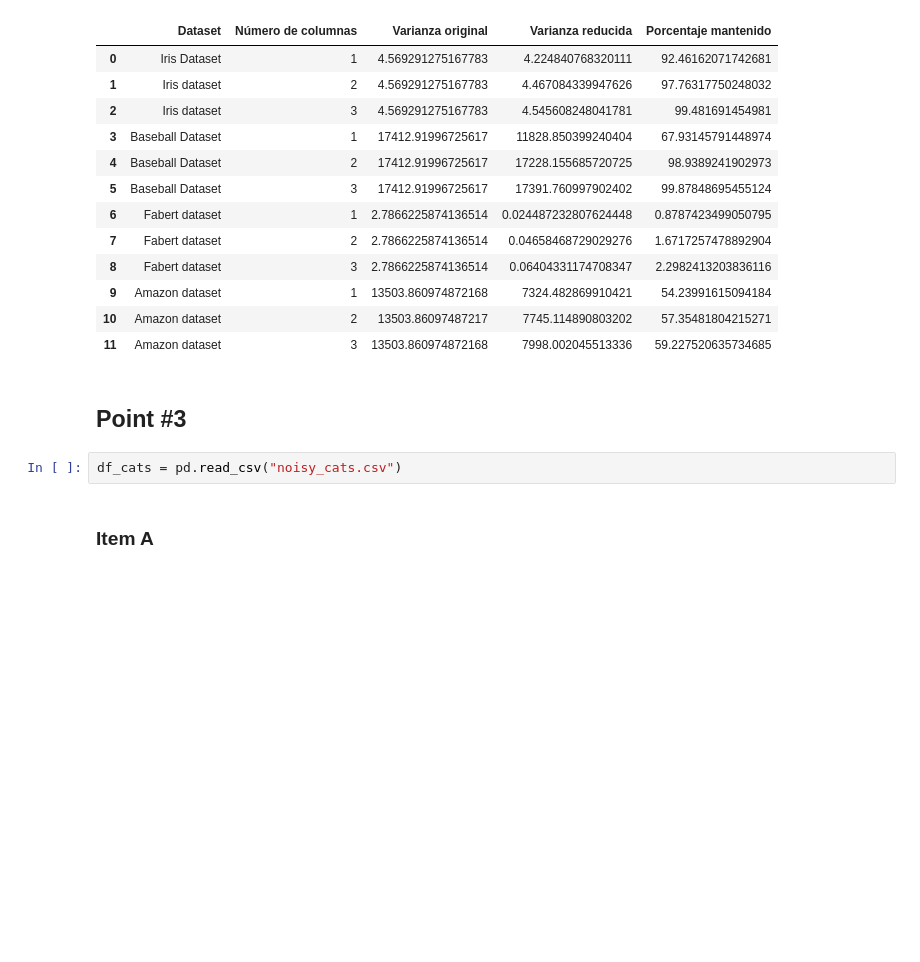
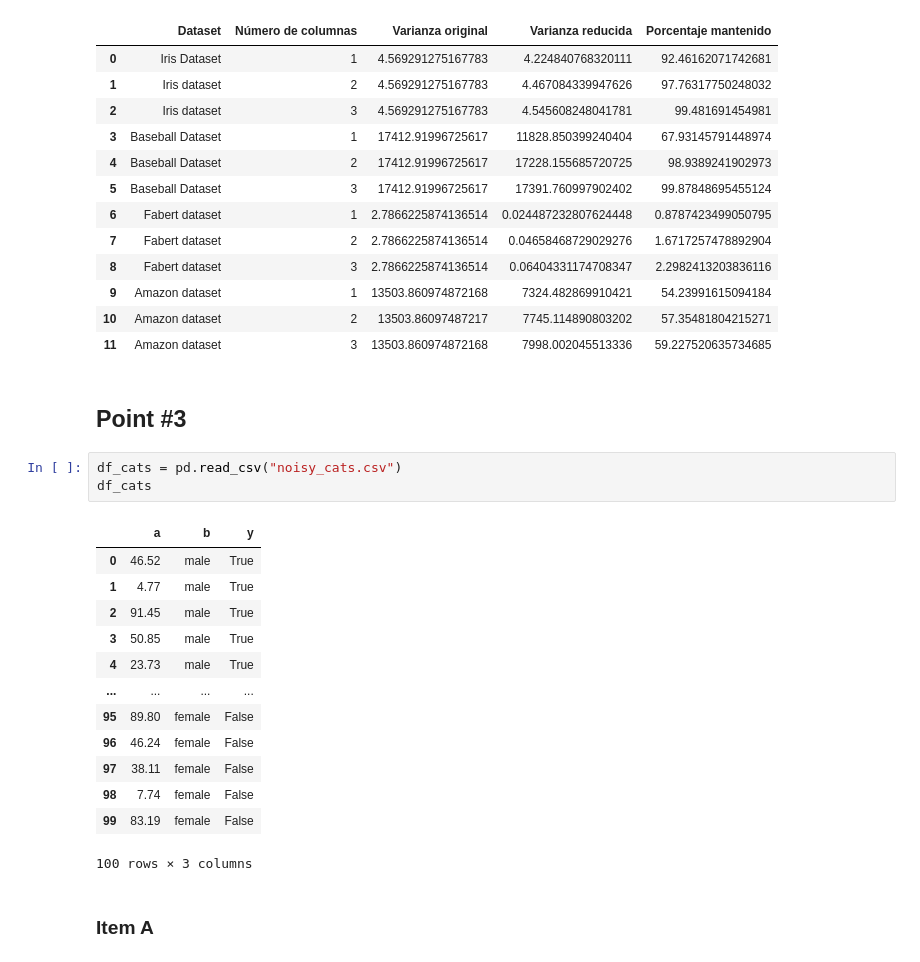
Before and after one commit to JuanJoseCifuentes/bi-sheet3, a Jupyter notebook: sheet4/Cifuentes-Cely-Perez_BISheet#4.ipynb, the cells around one changed output. Saved outputs shown, nothing was run; the diff lists cells and outputs as text; blank space fills up the shorter version.

```diff
--- a/sheet4/Cifuentes-Cely-Perez_BISheet#4.ipynb
+++ b/sheet4/Cifuentes-Cely-Perez_BISheet#4.ipynb
@@ -273,6 +273,21 @@ df
 ## Point #3
 # %%
 df_cats = pd.read_csv("noisy_cats.csv")
+df_cats
+# %% [output]
+|  | a | b | y |
+| 0 | 46.52 | male | True |
+| 1 | 4.77 | male | True |
+| 2 | 91.45 | male | True |
+| 3 | 50.85 | male | True |
+| 4 | 23.73 | male | True |
+| ... | ... | ... | ... |
+| 95 | 89.80 | female | False |
+| 96 | 46.24 | female | False |
+| 97 | 38.11 | female | False |
+| 98 | 7.74 | female | False |
+| 99 | 83.19 | female | False |
+100 rows × 3 columns
 # %% [markdown]
 ### Item A
 # %%
```
Also changed, not shown: parts of 1 cell of this notebook.
